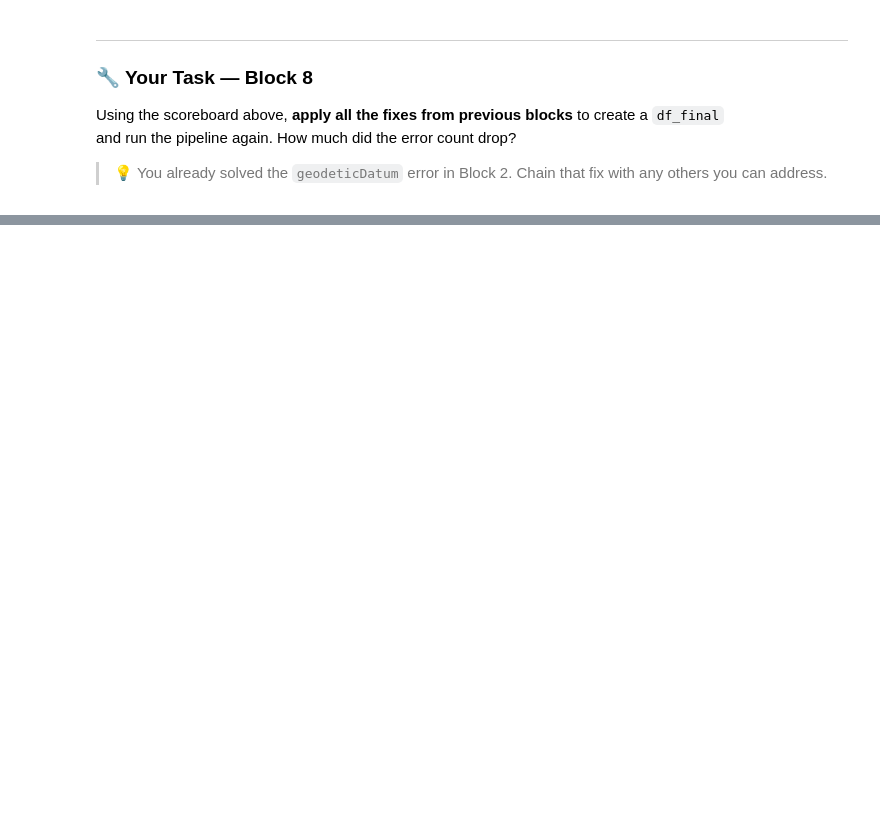
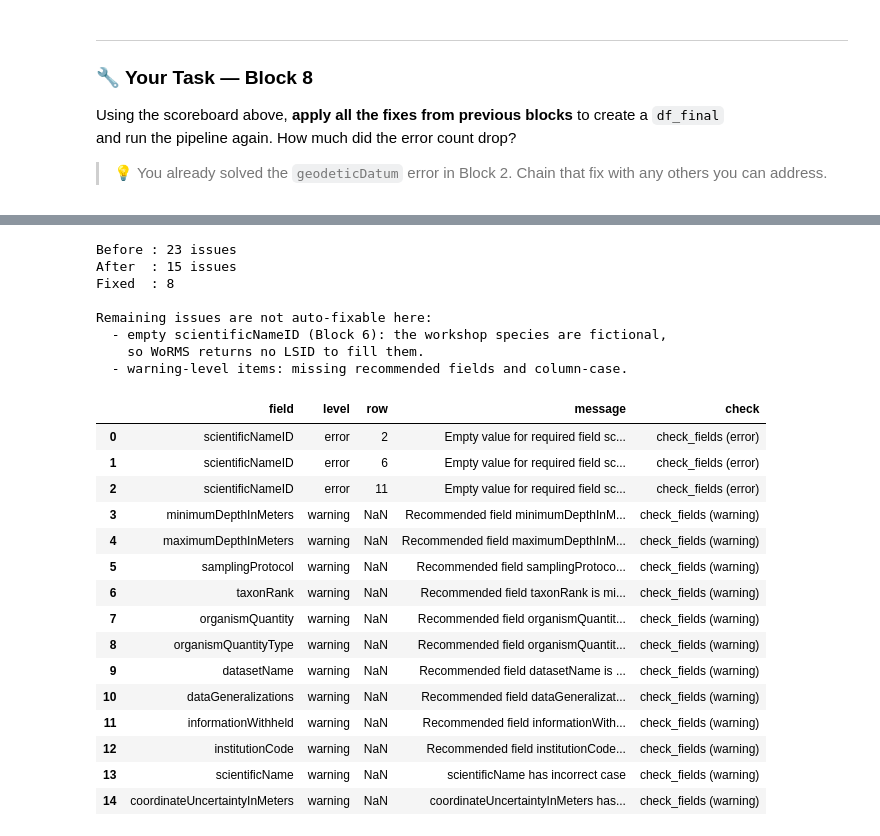
Before and after one commit to cioos-siooc/CPDW-VI, a Jupyter notebook: docs/notebooks/workshop_validate_biodiversity_data.ipynb, the cells around one changed output, grey strips where cells are left out. Drawn from its saved outputs; the diff is of its cells as text; code cells hidden in the pictures; blank space fills up the shorter version.

```diff
--- a/docs/notebooks/workshop_validate_biodiversity_data.ipynb
+++ b/docs/notebooks/workshop_validate_biodiversity_data.ipynb
@@ -597,13 +847,53 @@ print(f'Issues remaining: {len(report_final)}')
 # %%
 # 🔑 SOLUTION — Expand to reveal
 df_final = df_occ.copy()
-# Fix from Block 2: add the missing required column
+
+# Block 2 (check_fields): add the three missing required columns
+df_final['countryCode'] = 'CA'
+df_final['kingdom'] = 'Animalia'
 df_final['geodeticDatum'] = 'WGS84'
+
+# Block 3 (check_occurrence): fix the duplicate ID and invalid vocabulary
+df_final.loc[1, 'occurrenceID'] = 'WS-OCC-001-B'        # de-duplicate
+df_final.loc[5, 'basisOfRecord'] = 'HumanObservation'   # FieldObservation -> valid term
+df_final.loc[8, 'occurrenceStatus'] = 'present'         # 'presence' -> 'present'
+df_final.loc[11, 'basisOfRecord'] = 'HumanObservation'  # fix capitalisation
 
 report_final = run_validation(df_final)
 print(f'Before : {len(report)} issues')
 print(f'After  : {len(report_final)} issues')
 print(f'Fixed  : {len(report) - len(report_final)}')
+print()
+print('Remaining issues are not auto-fixable here:')
+print('  - empty scientificNameID (Block 6): the workshop species are fictional,')
+print('    so WoRMS returns no LSID to fill them.')
+print('  - warning-level items: missing recommended fields and column-case.')
+report_final
+# %% [output]
+Before : 23 issues
+After  : 15 issues
+Fixed  : 8
+
+Remaining issues are not auto-fixable here:
+  - empty scientificNameID (Block 6): the workshop species are fictional,
+    so WoRMS returns no LSID to fill them.
+  - warning-level items: missing recommended fields and column-case.
+|  | field | level | row | message | check |
+| 0 | scientificNameID | error | 2 | Empty value for required field sc... | check_fields (error) |
+| 1 | scientificNameID | error | 6 | Empty value for required field sc... | check_fields (error) |
+| 2 | scientificNameID | error | 11 | Empty value for required field sc... | check_fields (error) |
+| 3 | minimumDepthInMeters | warning | NaN | Recommended field minimumDepthInM... | check_fields (warning) |
+| 4 | maximumDepthInMeters | warning | NaN | Recommended field maximumDepthInM... | check_fields (warning) |
+| 5 | samplingProtocol | warning | NaN | Recommended field samplingProtoco... | check_fields (warning) |
+| 6 | taxonRank | warning | NaN | Recommended field taxonRank is mi... | check_fields (warning) |
+| 7 | organismQuantity | warning | NaN | Recommended field organismQuantit... | check_fields (warning) |
+| 8 | organismQuantityType | warning | NaN | Recommended field organismQuantit... | check_fields (warning) |
+| 9 | datasetName | warning | NaN | Recommended field datasetName is ... | check_fields (warning) |
+| 10 | dataGeneralizations | warning | NaN | Recommended field dataGeneralizat... | check_fields (warning) |
+| 11 | informationWithheld | warning | NaN | Recommended field informationWith... | check_fields (warning) |
+| 12 | institutionCode | warning | NaN | Recommended field institutionCode... | check_fields (warning) |
+| 13 | scientificName | warning | NaN | scientificName has incorrect case | check_fields (warning) |
+| 14 | coordinateUncertaintyInMeters | warning | NaN | coordinateUncertaintyInMeters has... | check_fields (warning) |
 # %% [markdown]
 ---
 ## ✅ Pre-Publication Checklist
```
Also changed, not shown: parts of 34 cells of this notebook.
